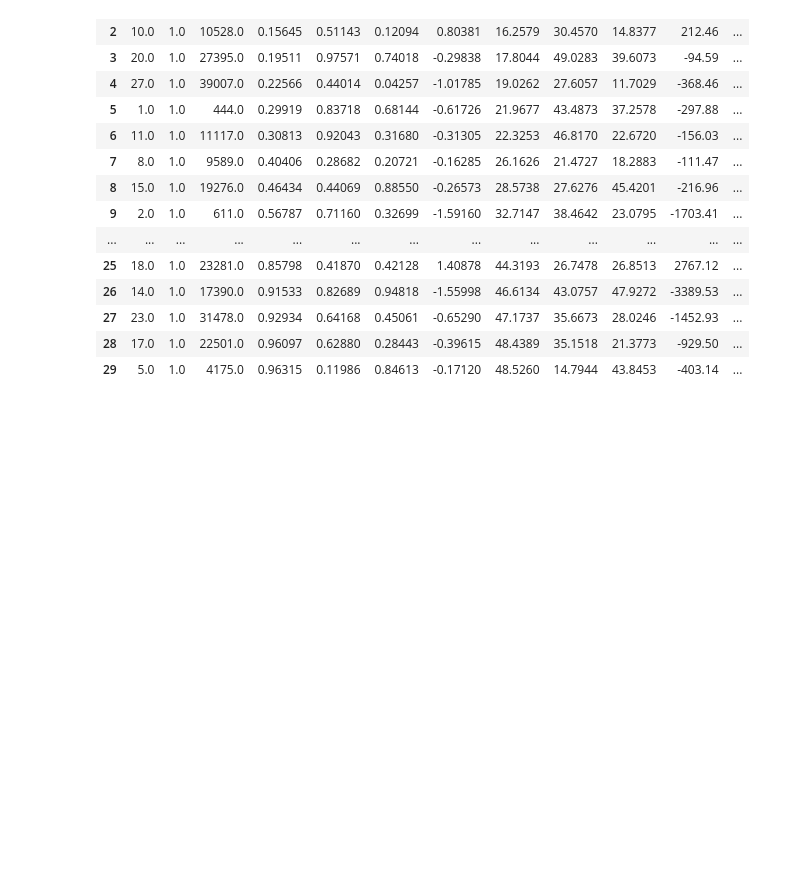
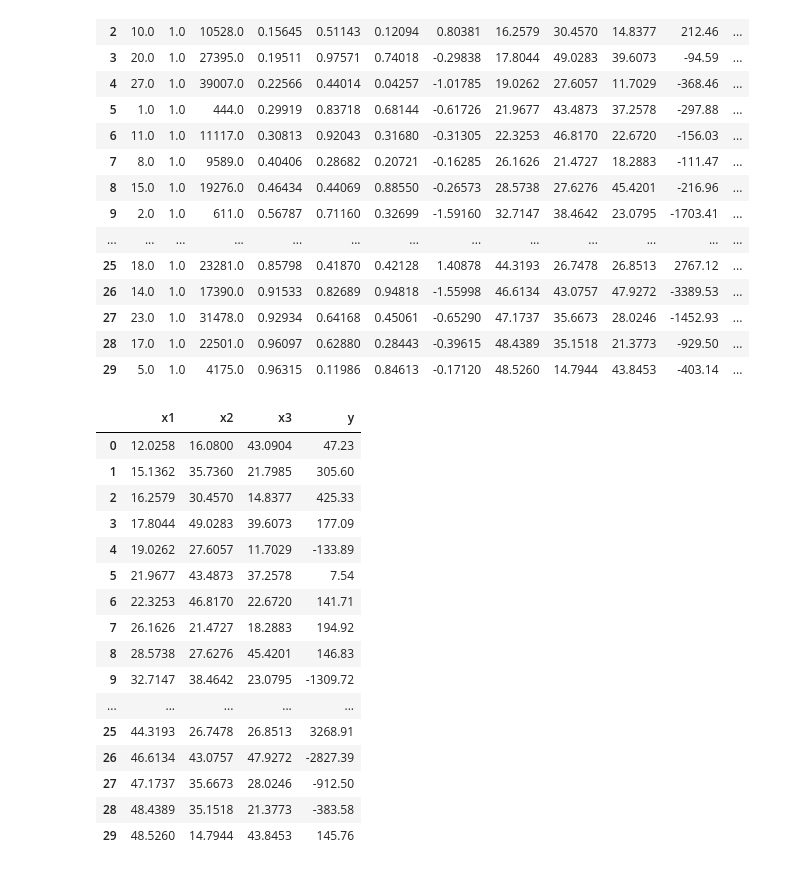
Before and after one commit to iam-fern/Research, a Jupyter notebook: GQ_tese1.ipynb, the cells around one changed output. Drawn from its saved outputs; the diff is of its cells as text; code cells hidden in the pictures; blank space fills up the shorter version.

```diff
--- a/GQ_tese1.ipynb
+++ b/GQ_tese1.ipynb
@@ -198,6 +198,27 @@ new_table_sort
 | 27 | 23.0 | 1.0 | 31478.0 | 0.92934 | 0.64168 | 0.45061 | -0.65290 | 47.1737 | 35.6673 | 28.0246 | -1452.93 | ... |
 | 28 | 17.0 | 1.0 | 22501.0 | 0.96097 | 0.62880 | 0.28443 | -0.39615 | 48.4389 | 35.1518 | 21.3773 | -929.50 | ... |
 | 29 | 5.0 | 1.0 | 4175.0 | 0.96315 | 0.11986 | 0.84613 | -0.17120 | 48.5260 | 14.7944 | 43.8453 | -403.14 | ... |
+# %%
+new_table_sort.drop(['no', 'id', 'j', 'a', 'b', 'c', 'z', 'E'], axis=1, inplace=True)
+new_table_sort
+# %% [output]
+|  | x1 | x2 | x3 | y |
+| 0 | 12.0258 | 16.0800 | 43.0904 | 47.23 |
+| 1 | 15.1362 | 35.7360 | 21.7985 | 305.60 |
+| 2 | 16.2579 | 30.4570 | 14.8377 | 425.33 |
+| 3 | 17.8044 | 49.0283 | 39.6073 | 177.09 |
+| 4 | 19.0262 | 27.6057 | 11.7029 | -133.89 |
+| 5 | 21.9677 | 43.4873 | 37.2578 | 7.54 |
+| 6 | 22.3253 | 46.8170 | 22.6720 | 141.71 |
+| 7 | 26.1626 | 21.4727 | 18.2883 | 194.92 |
+| 8 | 28.5738 | 27.6276 | 45.4201 | 146.83 |
+| 9 | 32.7147 | 38.4642 | 23.0795 | -1309.72 |
+| ... | ... | ... | ... | ... |
+| 25 | 44.3193 | 26.7478 | 26.8513 | 3268.91 |
+| 26 | 46.6134 | 43.0757 | 47.9272 | -2827.39 |
+| 27 | 47.1737 | 35.6673 | 28.0246 | -912.50 |
+| 28 | 48.4389 | 35.1518 | 21.3773 | -383.58 |
+| 29 | 48.5260 | 14.7944 | 43.8453 | 145.76 |
 # %%
 # แบ่งข้อมูลกลุ่มที่ 1
 table1 = new_table_sort.iloc[:13 , :]
```
Also changed, not shown: parts of 12 cells of this notebook.
